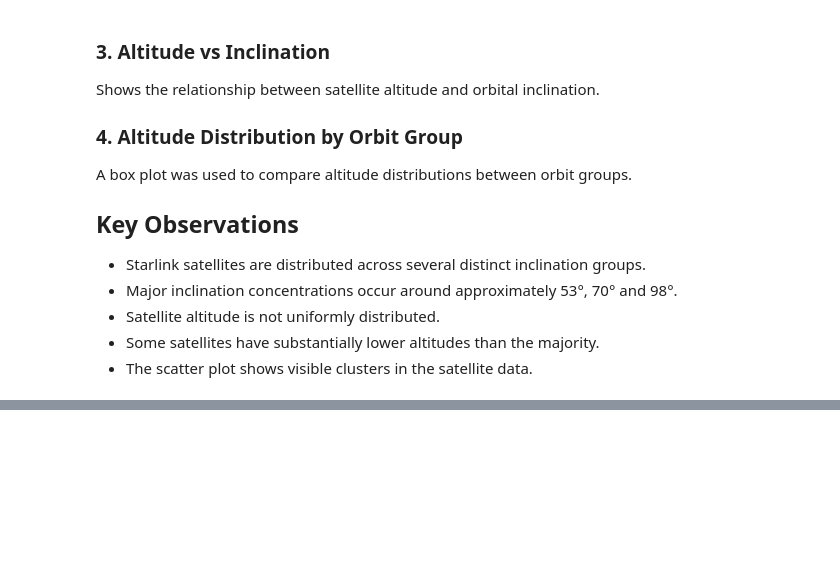
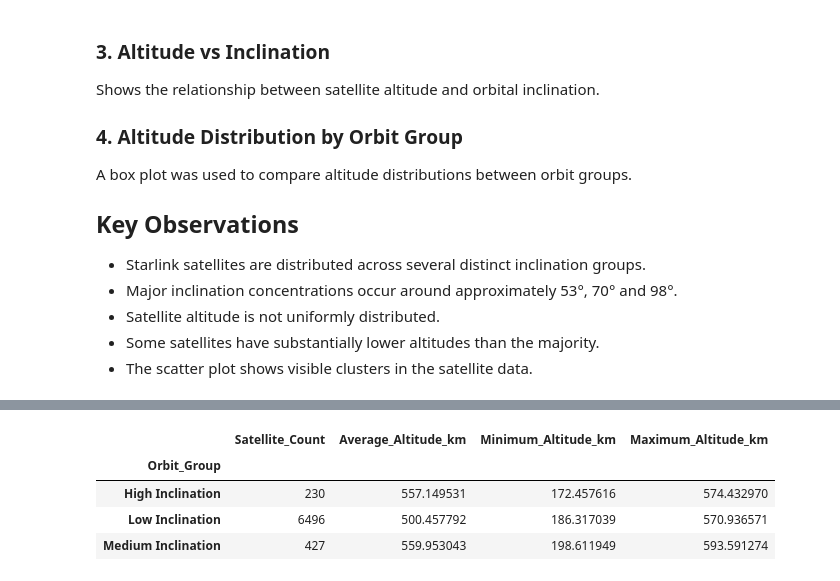
Before and after one commit to roshan-datasci/StarLinkScope, a Jupyter notebook: notebooks/01_explore_starlink.ipynb, the cells around one changed output, grey strips where cells are left out. Saved outputs shown, nothing was run; the diff lists cells and outputs as text; code cells hidden in the pictures; blank space fills up the shorter version.

```diff
--- a/notebooks/01_explore_starlink.ipynb
+++ b/notebooks/01_explore_starlink.ipynb
@@ -393,0 +444,8 @@ A box plot was used to compare altitude distributions between orbit groups.
+# %%
+orbit_summary
+# %% [output]
+|  | Satellite_Count | Average_Altitude_km | Minimum_Altitude_km | Maximum_Altitude_km |
+| Orbit_Group |  |  |  |  |
+| High Inclination | 230 | 557.149531 | 172.457616 | 574.432970 |
+| Low Inclination | 6496 | 500.457792 | 186.317039 | 570.936571 |
+| Medium Inclination | 427 | 559.953043 | 198.611949 | 593.591274 |
```
Also changed, not shown: parts of 7 cells of this notebook, 5 other files.
